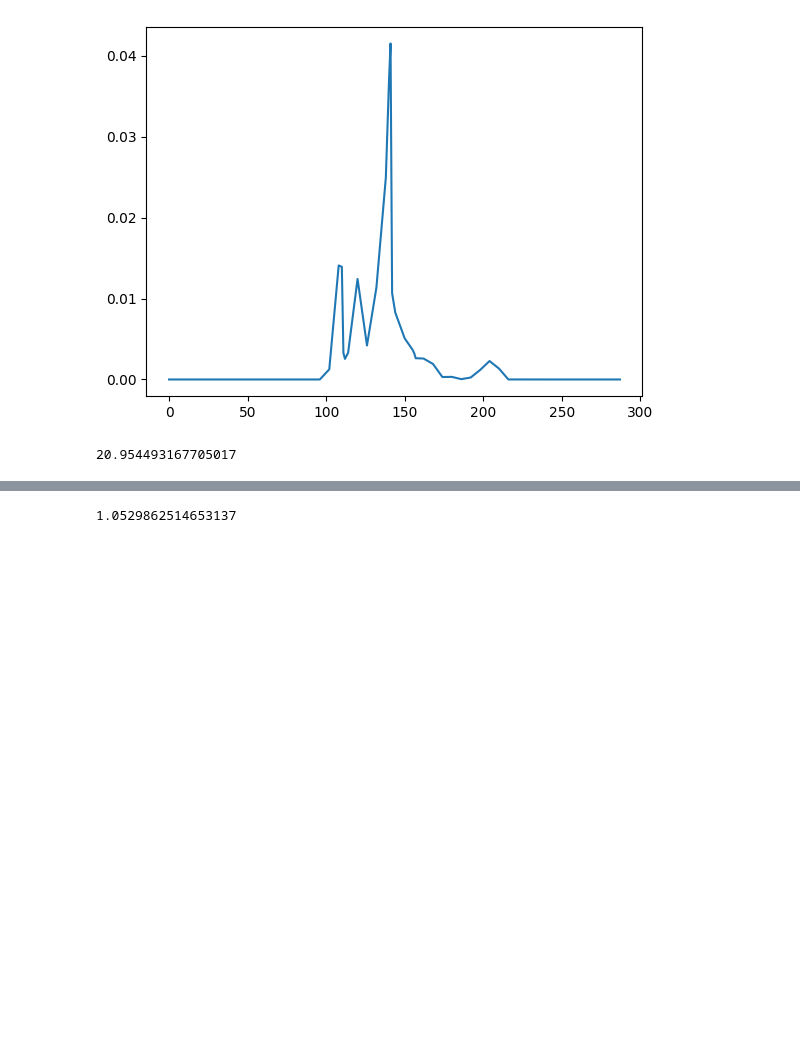
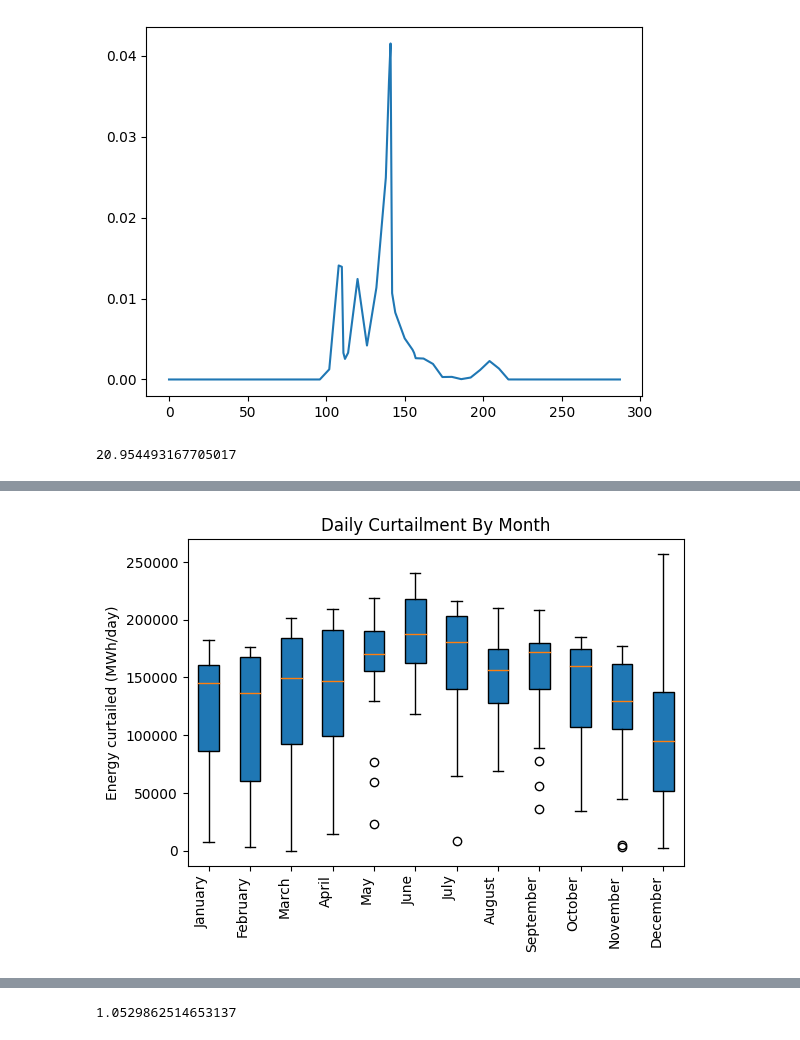
Before and after one commit to seanjennings960/renewableopt, a Jupyter notebook: notebooks/linear_solution.ipynb, the cells around one changed output, grey strips where cells are left out. Drawn from its saved outputs; the diff is of its cells as text; code cells hidden in the pictures; blank space fills up the shorter version.

```diff
--- a/notebooks/linear_solution.ipynb
+++ b/notebooks/linear_solution.ipynb
@@ -397,0 +70,4 @@ for scenario in res.scenarios:
+# %%
+visualize.daily_curtailment(dt, curtailment_by_day)
+# %% [output]
+[figure, added]
```
Also changed, not shown: parts of 31 cells of this notebook.
